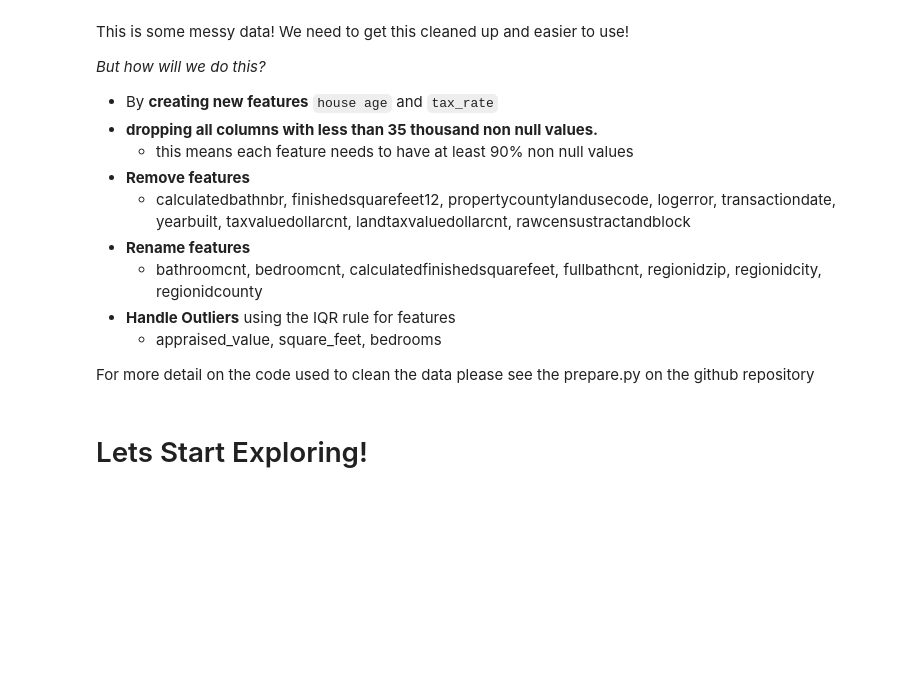
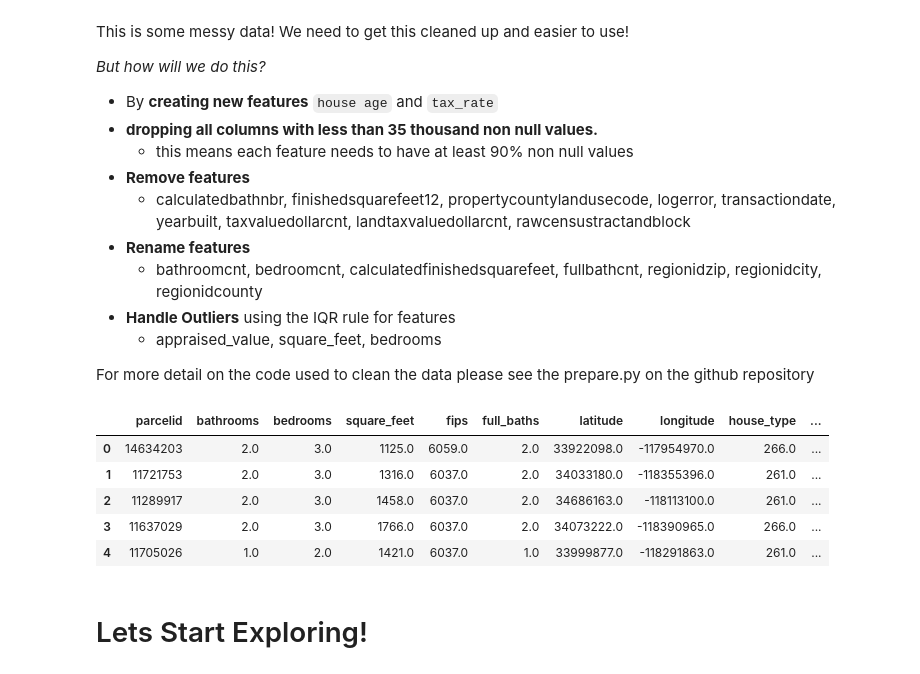
Before and after one commit to CaitlynCarney/prediting_home_values, a Jupyter notebook: project-final.ipynb, the cells around one changed output. Saved outputs shown, nothing was run; the diff lists cells and outputs as text; code cells hidden in the pictures; blank space fills up the shorter version.

```diff
--- a/project-final.ipynb
+++ b/project-final.ipynb
@@ -56,6 +56,15 @@ This is some messy data! We need to get this cleaned up and easier to use!
 For more detail on the code used to clean the data please see the prepare.py on the github repository
 # %%
 df = prepare.clean_zillow(df)
+# %%
+df.head()
+# %% [output]
+|  | parcelid | bathrooms | bedrooms | square_feet | fips | full_baths | latitude | longitude | house_type | ... |
+| 0 | 14634203 | 2.0 | 3.0 | 1125.0 | 6059.0 | 2.0 | 33922098.0 | -117954970.0 | 266.0 | ... |
+| 1 | 11721753 | 2.0 | 3.0 | 1316.0 | 6037.0 | 2.0 | 34033180.0 | -118355396.0 | 261.0 | ... |
+| 2 | 11289917 | 2.0 | 3.0 | 1458.0 | 6037.0 | 2.0 | 34686163.0 | -118113100.0 | 261.0 | ... |
+| 3 | 11637029 | 2.0 | 3.0 | 1766.0 | 6037.0 | 2.0 | 34073222.0 | -118390965.0 | 266.0 | ... |
+| 4 | 11705026 | 1.0 | 2.0 | 1421.0 | 6037.0 | 1.0 | 33999877.0 | -118291863.0 | 261.0 | ... |
 # %% [markdown]
 # Lets Start Exploring!
 # %%
```
Also changed, not shown: parts of 24 cells of this notebook.
